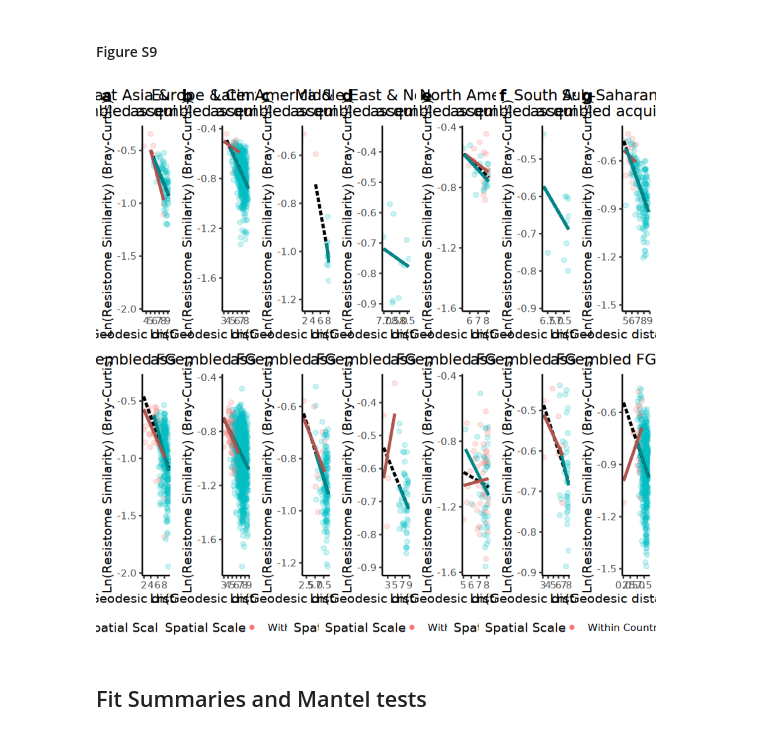
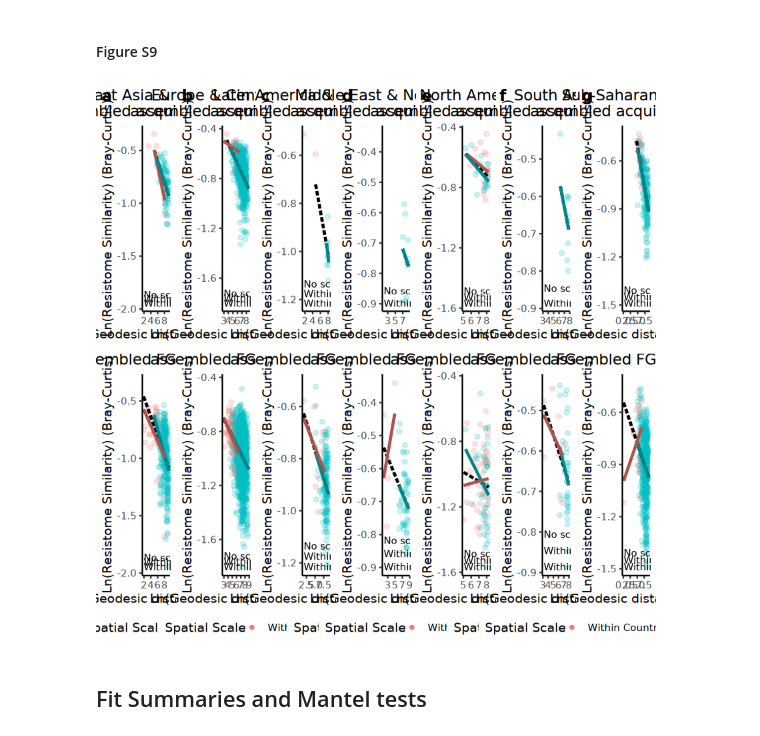
Before and after one commit to genomicepidemiology/gs3_acquired_vs_FG, a Jupyter notebook: notebooks/Distance_Decays.ipynb, the cells around one changed output. Cells and saved outputs as stored; diff of their text form; code cells hidden in the pictures.

```diff
--- a/notebooks/Distance_Decays.ipynb
+++ b/notebooks/Distance_Decays.ipynb
@@ -520,13 +539,20 @@ Warning message in x.mat[upper.tri(x.mat)] <- data %>% arrange(!!sym(g1), !!sym(
 Warning message in y.mat[upper.tri(y.mat)] <- data %>% arrange(!!sym(g1), !!sym(g2)) %>% :
 “number of items to replace is not a multiple of replacement length”
 # %%
+xmin <- min_maxs$log_distance_min
+eq_size = 3
+
 ggarrange(
-    abn.dists.rf.lms$p, abn.dists.fg.lms$p, abn.dists.bac.lms$p,
+    add_plot_equations(p=abn.dists.rf.lms$p, eqns=abn.dists.rf.lms$equations, ymin=ymin, xmin=xmin, size = eq_size),
+    add_plot_equations(p=abn.dists.fg.lms$p, eqns=abn.dists.fg.lms$equations, ymin=ymin, xmin=xmin, size = eq_size),
+    add_plot_equations(p=abn.dists.bac.lms$p, eqns=abn.dists.bac.lms$equations, ymin=ymin, xmin=xmin, size = eq_size),
     nrow=1,ncol=3,
     common.legend = T,
     legend = "bottom",
     labels = c("a.", "b.", "c.")
 )
 
-ggsave(file.path(fig.dir, "dd_plots_abundances_euclidean_sim.png"), height = 6, width = 15)
+ggsave(file.path(fig.dir, "dd_plots_abundances_euclidean_sim.png"), height = 6, width = 18)
+ggsave(file.path(fig.dir, "dd_plots_abundances_euclidean_sim.pdf"), height = 6, width = 18)
+ggsave(file.path(fig.dir, "dd_plots_abundances_euclidean_sim.tiff"), height = 6, width = 18)
 # %% [output]
@@ -849,15 +864,15 @@ A data.frame: 6 × 8
 | Within Region - Between Regions | 0.018496912 | 0.005973489 | 16465 | 3.0965006 | 5.567220e-03 | FG | * |
 # %% [markdown]
 ### UMAP
+# %%
+n.variants.city <- rbind(
+    as.data.frame(list("n_variants" = colSums(resClassObjs$all$variant$results$ResFinder.res$mat), group = "Acquired")) %>% rownames_to_column('city'),
+    as.data.frame(list("n_variants" = colSums(resClassObjs$all$variant$results$Functional.res$mat), group = "FG")) %>% rownames_to_column('city')
+)
 # %%
-n.variants.city <- rbind(
-    as.data.frame(list("n_variants" = colSums(resClassObjs$all$variant$rf.res$mat), group = "Acquired")) %>% rownames_to_column('city'),
-    as.data.frame(list("n_variants" = colSums(resClassObjs$all$variant$func.res$mat), group = "FG")) %>% rownames_to_column('city')
-)
-
 umap.dfs <- rbind(
-    create_umap(resClassObjs$all$variant$rf.res$filtered) %>% mutate(group = 'Acquired'),
-    create_umap(resClassObjs$all$variant$func.res$filtered) %>% mutate(group = 'FG')
+    create_umap(resClassObjs$all$variant$results$ResFinder.res$filtered) %>% mutate(group = 'Acquired'),
+    create_umap(resClassObjs$all$variant$results$Functional.res$filtered) %>% mutate(group = 'FG')
 ) %>%
     left_join(n.variants.city, by=c("city", "group")) %>%
     left_join(metadata %>% distinct(city, Region), by="city")
@@ -1118,6 +1149,7 @@ Warning message in st_is_longlat(x):
 [1] "Sub-Saharan Africa"
 # %%
 plotlist.dd.regions = list()
+plotlist.dd.regions.eqs = list()
 plotlist.dd.regions.extended = list()
 summaries.dd.regions = list()
 
@@ -1144,6 +1176,7 @@ for(region in names(region_palette)){
 
     ymin <- log(min(1-alldists.region$value.res))
     ymax <- log(max(1-alldists.region$value.res))
+    xmin <- min(alldists.region$log_distance)
 
     p.dd.resfinder.gene.similarity <- build_lms(
         alldists.region %>% filter(group == 'ResFinder'),
@@ -1177,6 +1210,12 @@ for(region in names(region_palette)){
     p.dd.both <- ggarrange(p.dd.resfinder.gene.similarity$p, p.dd.functional.gene.similarity$p, ncol = 1,nrow=2, common.legend=T, legend = "bottom")
     plotlist.dd.regions[[region]] <- p.dd.both
 
+    p.dd.both.eq <- ggarrange(
+        add_plot_equations(p=p.dd.resfinder.gene.similarity$p, eqns=p.dd.resfinder.gene.similarity$equations, ymin=ymin, xmin=xmin, jitter=25),
+        add_plot_equations(p=p.dd.functional.gene.similarity$p, eqns=p.dd.functional.gene.similarity$equations, ymin=ymin, xmin=xmin, jitter=25),
+        ncol = 1,nrow=2, common.legend=T, legend = "bottom"
+    )
+    plotlist.dd.regions.eqs[[region]] <- p.dd.both.eq
 
     p.dd.both.ext <- ggarrange(p.dd.resfinder.gene.similarity$p2, p.dd.functional.gene.similarity$p2, ncol = 1,nrow=2)
     plotlist.dd.regions.extended[[region]] <- p.dd.both
@@ -1320,10 +1359,12 @@ Warning message in y.mat[upper.tri(y.mat)] <- data %>% arrange(!!sym(g1), !!sym(
 # %% [markdown]
 #### Figure S9
 # %%
-ggarrange(plotlist=plotlist.dd.regions, labels="auto", nrow=1)
-ggsave(file.path(fig.dir, "dd_arg_variant_regions.png"), width = 20, height = 7)
+ggarrange(plotlist=plotlist.dd.regions.eqs, labels="auto", nrow=1)
+ggsave(file.path(fig.dir, "dd_arg_variant_regions.png"), width = 30, height = 10)
+ggsave(file.path(fig.dir, "dd_arg_variant_regions.pdf"), width = 30, height = 10)
+ggsave(file.path(fig.dir, "dd_arg_variant_regions.tiff"), width = 30, height = 10)
 # %% [output]
-[figure, old version]
+[figure, new version]
 # %% [markdown]
 ## Fit Summaries and Mantel tests
 # %%
```
Also changed, not shown: parts of 7 cells of this notebook, 4 other files.
